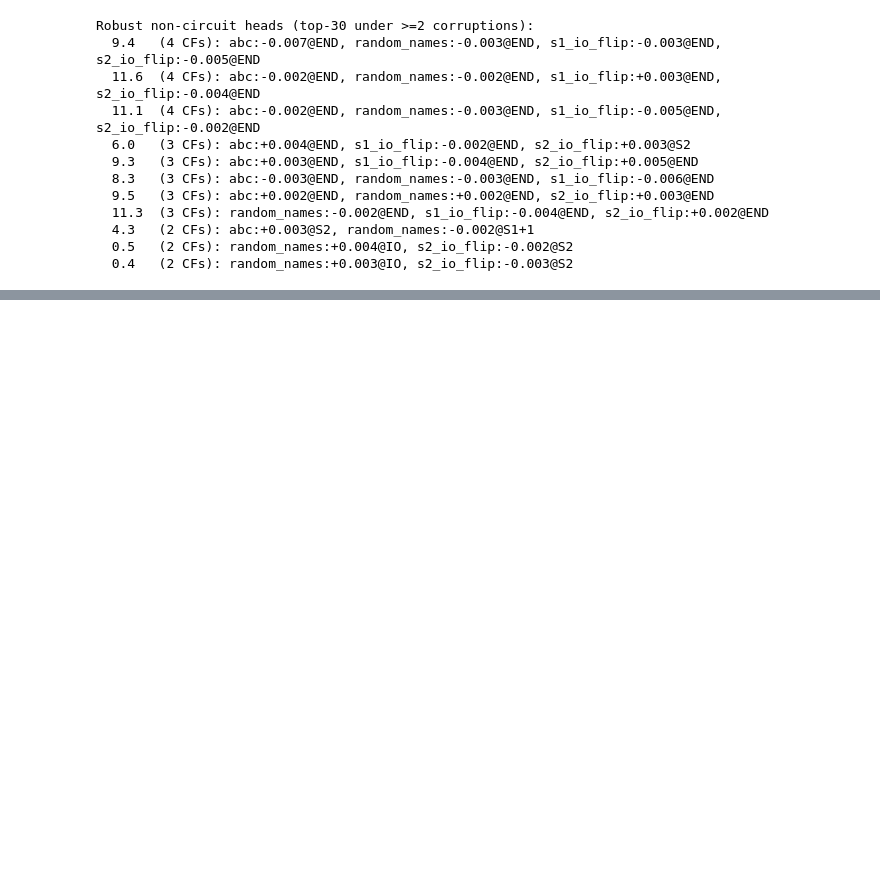
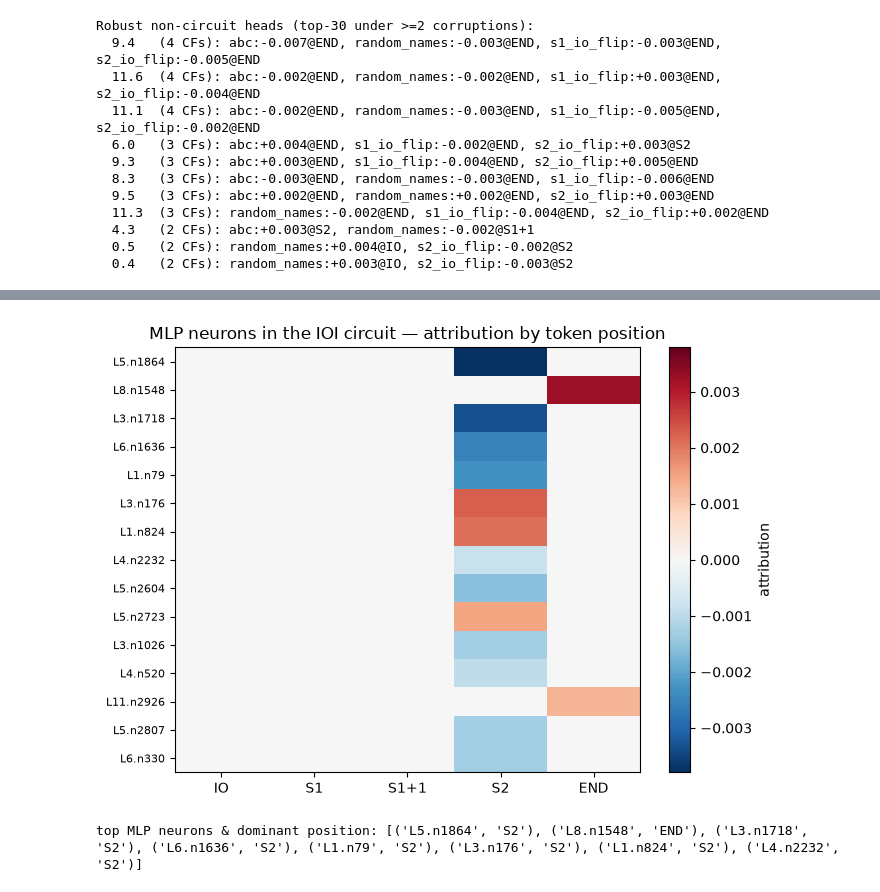
Before and after one commit to nahatav/gpt2-ioi-full-activations, a Jupyter notebook: ioi_full_activations.ipynb, the cells around one changed output, grey strips where cells are left out. Cells and saved outputs as stored; diff of their text form; code cells hidden in the pictures; blank space fills up the shorter version.

```diff
--- a/ioi_full_activations.ipynb
+++ b/ioi_full_activations.ipynb
@@ -663,0 +774,50 @@ Robust non-circuit heads (top-30 under >=2 corruptions):
+# %%
+# (E2) MLP neurons in the circuit: at which token positions do the top neurons act?
+mlp_rank = sorted(((abs(comp_perdim[site(l,"mlp_hidden")][nr].item()), l, nr)
+                   for l in range(N_LAYER) for nr in range(comp_perdim[site(l,"mlp_hidden")].numel())),
+                  reverse=True)[:15]
+targets = [(l, nr) for _, l, nr in mlp_rank]
+posattr = {t: np.zeros(len(POS_NAMES)) for t in targets}; nN = 0
+for b in batches:
+    acts, grads = {}, {}; H = []
+    def mk(l):
+        def h(_m, _i, out):
+            acts[l] = out
+            if out.requires_grad: out.register_hook(lambda g, l=l: grads.__setitem__(l, g.detach()))
+        return h
+    for l in range(N_LAYER): H.append(model.transformer.h[l].mlp.act.register_forward_hook(mk(l)))
+    try:
+        acts.clear(); grads.clear(); model.zero_grad(set_to_none=True)
+        logit_diff(model(b.corrupt_ids).logits, b.io_ids, b.s_ids).backward()
+        ac = {l: acts[l].detach().clone() for l in acts}; gc = {l: grads[l].clone() for l in grads}
+    finally:
+        for h in H: h.remove()
+    a2 = {}; H = []
+    def mk2(l):
+        def h(_m, _i, out): a2[l] = out.detach()
+        return h
+    for l in range(N_LAYER): H.append(model.transformer.h[l].mlp.act.register_forward_hook(mk2(l)))
+    try:
+        with torch.no_grad(): model(b.clean_ids)
+        cla = {l: a2[l].clone() for l in a2}
+    finally:
+        for h in H: h.remove()
+    bs = b.clean_ids.shape[0]; ar = torch.arange(bs, device=DEVICE)
+    for (l, nr) in targets:
+        attr = ((cla[l] - ac[l]) * gc[l])[:, :, nr]          # [b,seq]
+        for pi, pn in enumerate(POS_NAMES):
+            posattr[(l, nr)][pi] += attr[ar, b.positions[pn]].sum().item()
+    nN += bs
+M = np.array([posattr[t] / nN for t in targets]); v = np.abs(M).max() or 1
+fig, ax = plt.subplots(figsize=(7, 5))
+im = ax.imshow(M, cmap="RdBu_r", vmin=-v, vmax=v, aspect="auto")
+ax.set_xticks(range(len(POS_NAMES))); ax.set_xticklabels(POS_NAMES)
+ax.set_yticks(range(len(targets))); ax.set_yticklabels([f"L{l}.n{nr}" for l, nr in targets], fontsize=8)
+ax.set_title("MLP neurons in the IOI circuit — attribution by token position")
+fig.colorbar(im, ax=ax, label="attribution")
+plt.tight_layout(); plt.savefig(f"{FIGS}/E_mlp_neuron_positions.png", dpi=140, bbox_inches="tight"); plt.show()
+print("top MLP neurons & dominant position:",
+      [(f"L{l}.n{nr}", POS_NAMES[int(np.abs(posattr[(l,nr)]).argmax())]) for l, nr in targets[:8]])
+# %% [output]
+[figure, added]
+top MLP neurons & dominant position: [('L5.n1864', 'S2'), ('L8.n1548', 'END'), ('L3.n1718', 'S2'), ('L6.n1636', 'S2'), ('L1.n79', 'S2'), ('L3.n176', 'S2'), ('L1.n824', 'S2'), ('L4.n2232', 'S2')]
```
Also changed, not shown: parts of 6 cells of this notebook, 4 other files.
